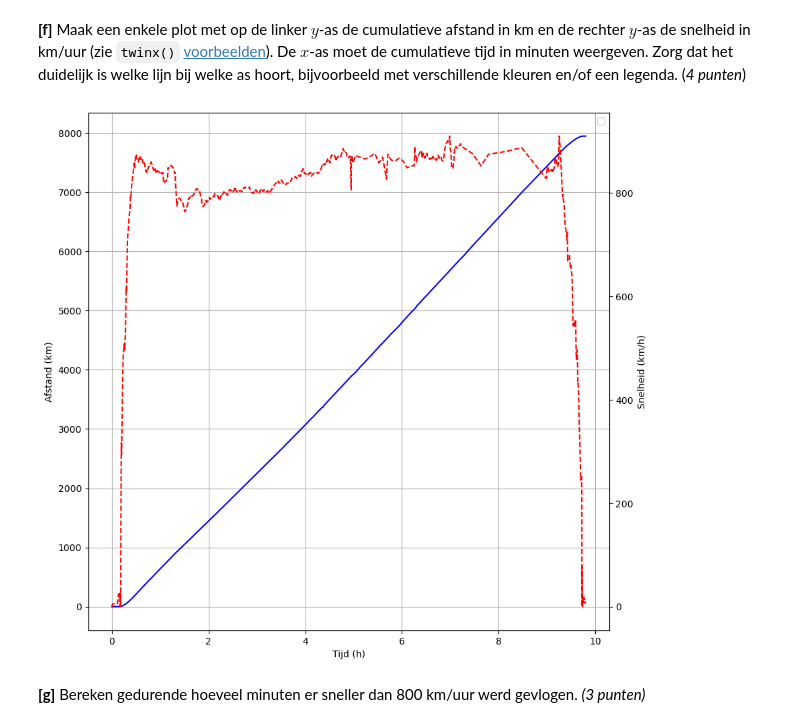
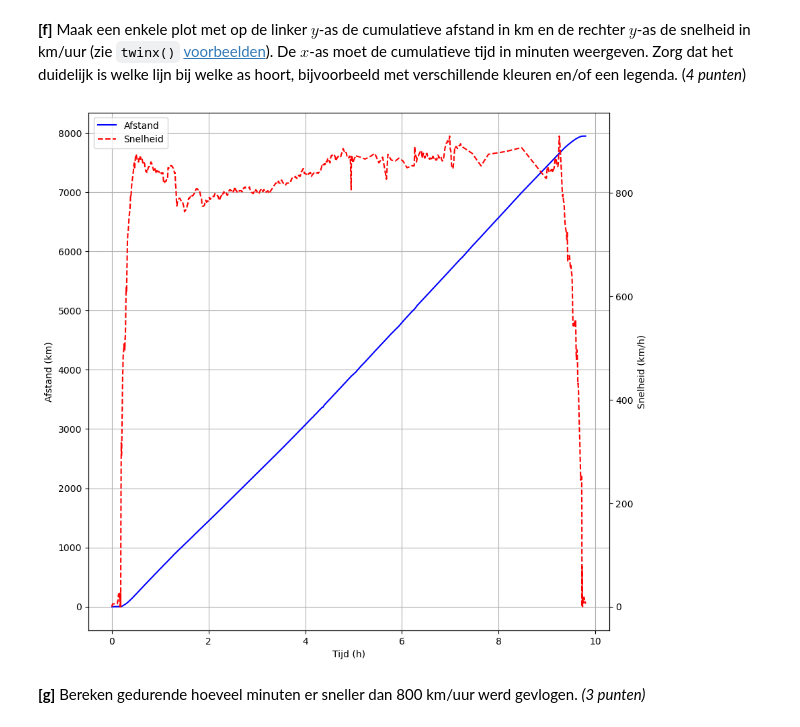
Before and after one commit to TheCaspeer/Universiteit-Leiden, a Jupyter notebook: PM mod4/Huiswerk4.ipynb, the cells around one changed output. Drawn from its saved outputs; the diff is of its cells as text; code cells hidden in the pictures.

Commit message:
Fix: 2f legend

```diff
--- a/PM mod4/Huiswerk4.ipynb
+++ b/PM mod4/Huiswerk4.ipynb
@@ -549,25 +549,25 @@ Nu dat de route is gevisualiseerd, ga je de eigenschappen van de vlucht plotten
 # %%
 fig, ax1 = plt.subplots(figsize=(10,10))
 
 
 # Plot distance (y-axis, km) vs time (x-axis, h)
-ax1.plot(cum_time/3600,cum_distance,color="blue",linestyle="solid")
+ax1.plot(cum_time/3600,cum_distance,color="blue",linestyle="solid", label="Afstand")
 ax1.set_ylabel("Afstand (km)")
 ax1.set_xlabel("Tijd (h)")
 ax1.grid(True) # adding grid, for distance/time plot.
 
 # Create second y-axis
 ax2 = ax1.twinx()
 
 # Plot speed (y-axis, km/h) vs time (x-axis, h)
-ax2.plot(cum_time/3600,speed*1.852,color="red",linestyle="dashed") # using 1 knot = 1.852km/h
+ax2.plot(cum_time/3600,speed*1.852,color="red",linestyle="dashed", label="Snelheid") # using 1 knot = 1.852km/h
 ax2.set_ylabel("Snelheid (km/h)")
 # No grid added, values are close enough, otherwise it would cause clutter.
 
-plt.legend()
+fig.legend(bbox_to_anchor=(0.25, 0.88),loc="upper right")
 plt.show()
 # %% [output]
-[figure, old version]
+[figure, new version]
 # %% [markdown]
 **[g]** Bereken gedurende hoeveel minuten er sneller dan 800 km/uur werd gevlogen. *(3 punten)*
 # %%
```
